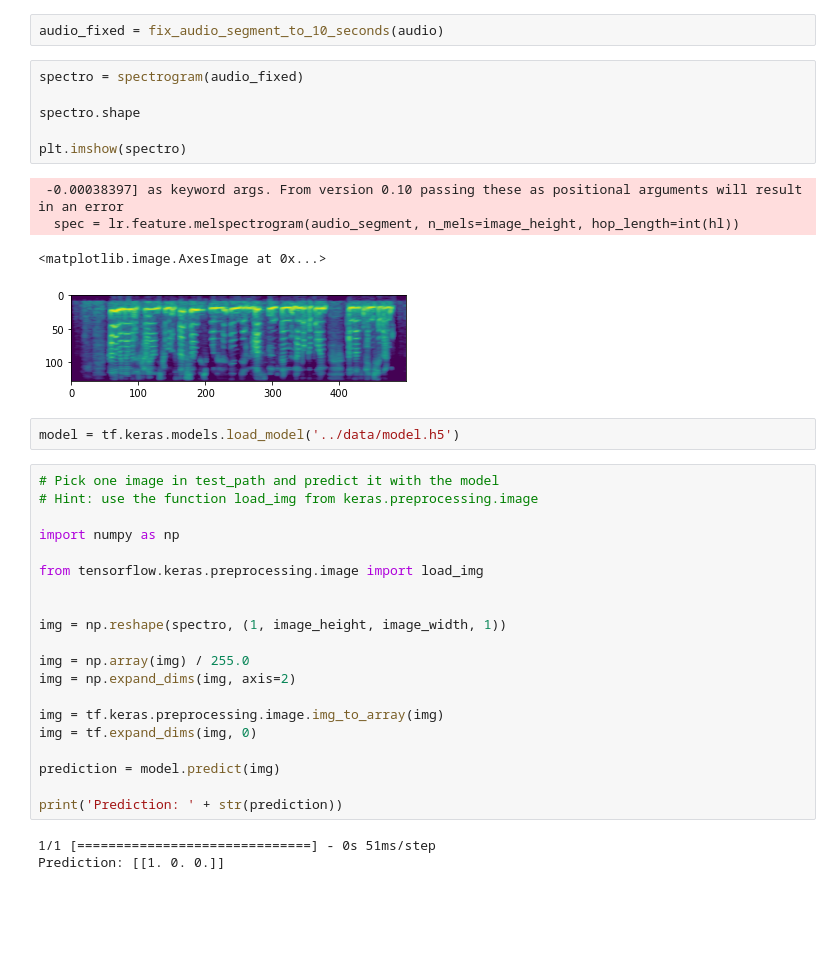
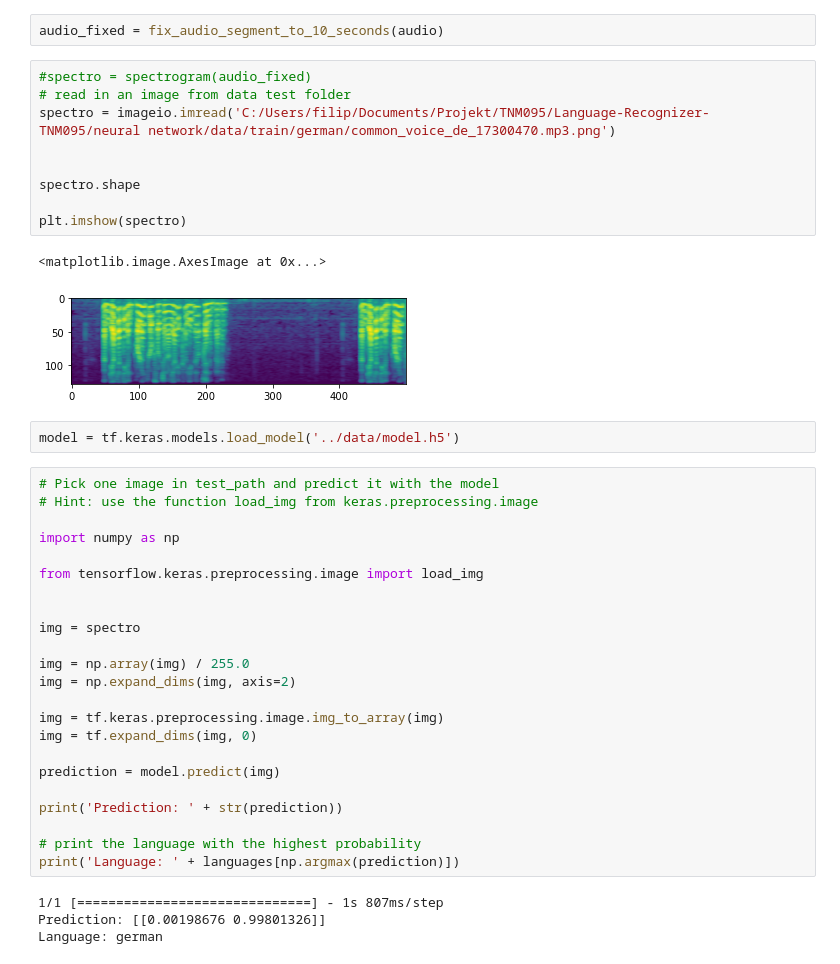
Before and after one commit to filiparvidsson/Language-Recognizer-TNM095, a Jupyter notebook: neural network/src/4_testing-on-other-audio.ipynb, the cells around one changed output. Drawn from its saved outputs; the diff is of its cells as text; blank space fills up the shorter version.

```diff
--- a/neural network/src/4_testing-on-other-audio.ipynb
+++ b/neural network/src/4_testing-on-other-audio.ipynb
@@ -74,17 +75,18 @@ def to_integer(image_float):
 audio = load_audio_file(voice_path)
 # %%
 audio_fixed = fix_audio_segment_to_10_seconds(audio)
-# %%
-spectro = spectrogram(audio_fixed)
-
-spectro.shape
-
-plt.imshow(spectro)
-# %% [output]
- -0.00038397] as keyword args. From version 0.10 passing these as positional arguments will result in an error
-  spec = lr.feature.melspectrogram(audio_segment, n_mels=image_height, hop_length=int(hl))
-<matplotlib.image.AxesImage at 0x...>
-[figure, removed]
+# %%
+#spectro = spectrogram(audio_fixed)
+# read in an image from data test folder
+spectro = imageio.imread('C:/Users/filip/Documents/Projekt/TNM095/Language-Recognizer-TNM095/neural network/data/train/german/common_voice_de_17300470.mp3.png')
+
+
+spectro.shape
+
+plt.imshow(spectro)
+# %% [output]
+<matplotlib.image.AxesImage at 0x...>
+[figure, added]
 # %%
 model = tf.keras.models.load_model('../data/model.h5')
 # %%
@@ -96,7 +98,7 @@ import numpy as np
 from tensorflow.keras.preprocessing.image import load_img
 
 
-img = np.reshape(spectro, (1, image_height, image_width, 1))
+img = spectro
 
 img = np.array(img) / 255.0
 img = np.expand_dims(img, axis=2)
@@ -107,6 +109,10 @@ img = tf.expand_dims(img, 0)
 prediction = model.predict(img)
 
 print('Prediction: ' + str(prediction))
+
+# print the language with the highest probability
+print('Language: ' + languages[np.argmax(prediction)])
 # %% [output]
-1/1 [==============================] - 0s 51ms/step
-Prediction: [[1. 0. 0.]]
+1/1 [==============================] - 1s 807ms/step
+Prediction: [[0.00198676 0.99801326]]
+Language: german
```
Also changed, not shown: parts of 1 cell of this notebook, 18 other files.
